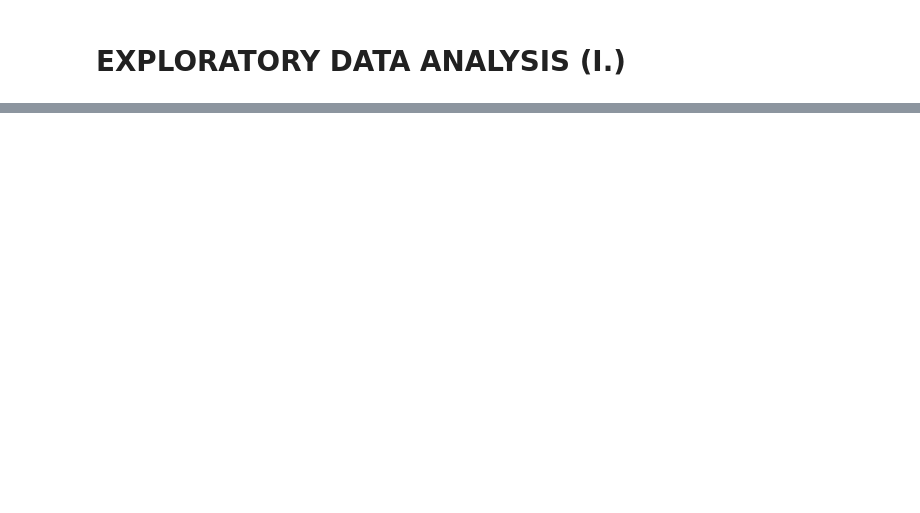
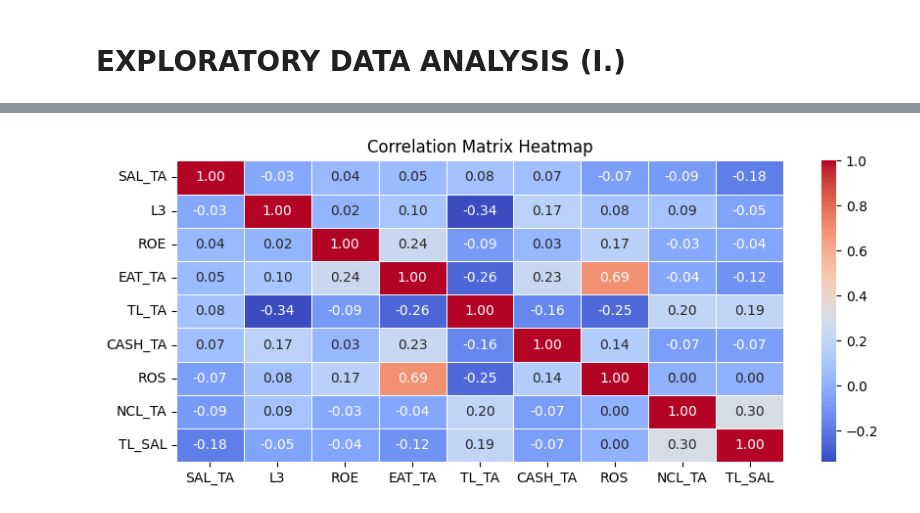
Before and after one commit to rohalmatus/financial-distress-models, a Jupyter notebook: CODE/EXPLORATORY/eda_01.ipynb, the cells around one changed output, grey strips where cells are left out. Drawn from its saved outputs; the diff is of its cells as text; code cells hidden in the pictures; blank space fills up the shorter version.

```diff
--- a/CODE/EXPLORATORY/eda_01.ipynb
+++ b/CODE/EXPLORATORY/eda_01.ipynb
@@ -347,0 +318,22 @@ print(f1_score(real_event, predictor))
+# %%
+RATIOS_SUBSET = [
+ 'SAL_TA',
+ 'L3',
+ 'ROE',
+ 'EAT_TA',
+ 'TL_TA',
+ 'CASH_TA',
+ 'ROS',
+ 'NCL_TA',
+ 'TL_SAL']
+# %%
+# Calculate the correlation matrix
+correlation_matrix = subset[RATIOS_SUBSET].corr()
+
+# Create a heatmap
+plt.figure(figsize=(10, 4))
+sns.heatmap(correlation_matrix, annot=True, cmap='coolwarm', fmt=".2f", linewidths=.5)
+plt.title('Correlation Matrix Heatmap')
+plt.show()
+# %% [output]
+[figure, added]
```
Also changed, not shown: parts of 37 cells of this notebook, 6 other files.
